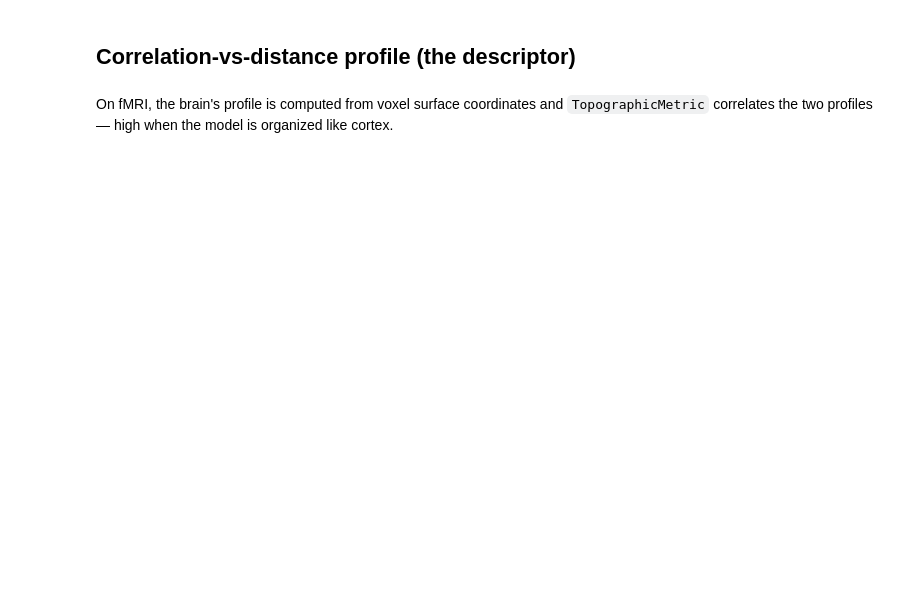
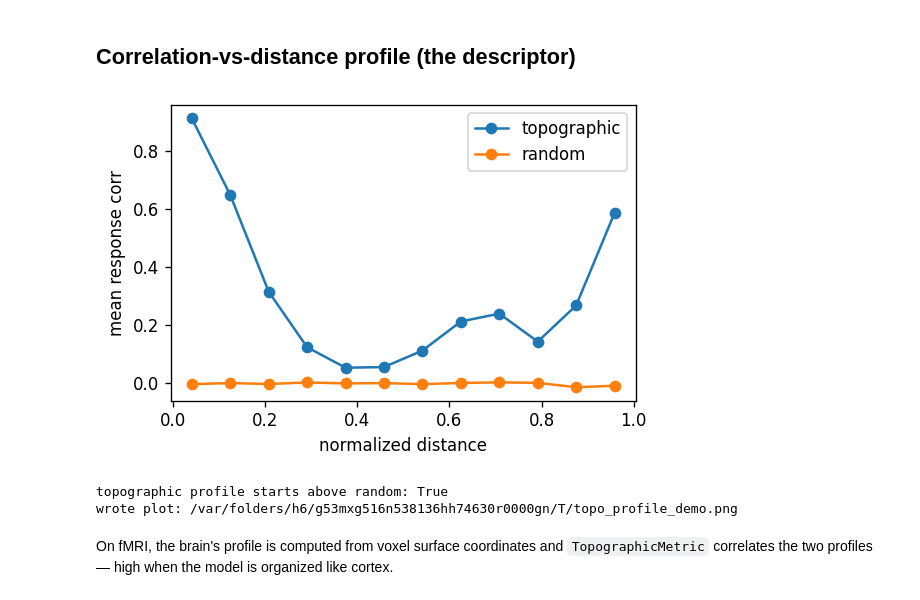
Before and after one commit to KartikP/brainscore-unified, a Jupyter notebook: notebooks/06_topographic_metric.ipynb, the cells around one changed output. Saved outputs shown, nothing was run; the diff lists cells and outputs as text; code cells hidden in the pictures; blank space fills up the shorter version.

Commit message:
test(notebooks): execute topographic metric notebook

```diff
--- a/notebooks/06_topographic_metric.ipynb
+++ b/notebooks/06_topographic_metric.ipynb
@@ -27,11 +33,28 @@ print('random smoothness:     ', round(spatial_smoothness(rr,rp),3))
 # %% [markdown]
 ## Correlation-vs-distance profile (the descriptor)
 # %%
+from pathlib import Path
+import tempfile
+from IPython.display import Image, display
 import matplotlib.pyplot as plt
-cx,cy,_=correlation_distance_profile(tr,tp,n_bins=12)
-rx,ry,_=correlation_distance_profile(rr,rp,n_bins=12)
-plt.plot(cx,cy,'-o',label='topographic'); plt.plot(rx,ry,'-o',label='random')
-plt.xlabel('normalized distance'); plt.ylabel('mean response corr'); plt.legend()
-plt.savefig('topo_profile.png',dpi=120,bbox_inches='tight')
+
+cx, cy, _ = correlation_distance_profile(tr, tp, n_bins=12)
+rx, ry, _ = correlation_distance_profile(rr, rp, n_bins=12)
+plt.figure(figsize=(5, 3.2))
+plt.plot(cx, cy, '-o', label='topographic')
+plt.plot(rx, ry, '-o', label='random')
+plt.xlabel('normalized distance')
+plt.ylabel('mean response corr')
+plt.legend()
+out_png = Path(tempfile.gettempdir()) / 'topo_profile_demo.png'
+plt.savefig(out_png, dpi=120, bbox_inches='tight')
+plt.close()
+display(Image(str(out_png)))
+print('topographic profile starts above random:', bool(cy[0] > ry[0]))
+print('wrote plot:', out_png)
+# %% [output]
+[figure, added]
+topographic profile starts above random: True
+wrote plot: /var/folders/h6/g53mxg516n538136hh74630r0000gn/T/topo_profile_demo.png
 # %% [markdown]
 On fMRI, the brain's profile is computed from voxel surface coordinates and `TopographicMetric` correlates the two profiles — high when the model is organized like cortex.
```
Also changed, not shown: parts of 3 cells of this notebook.
